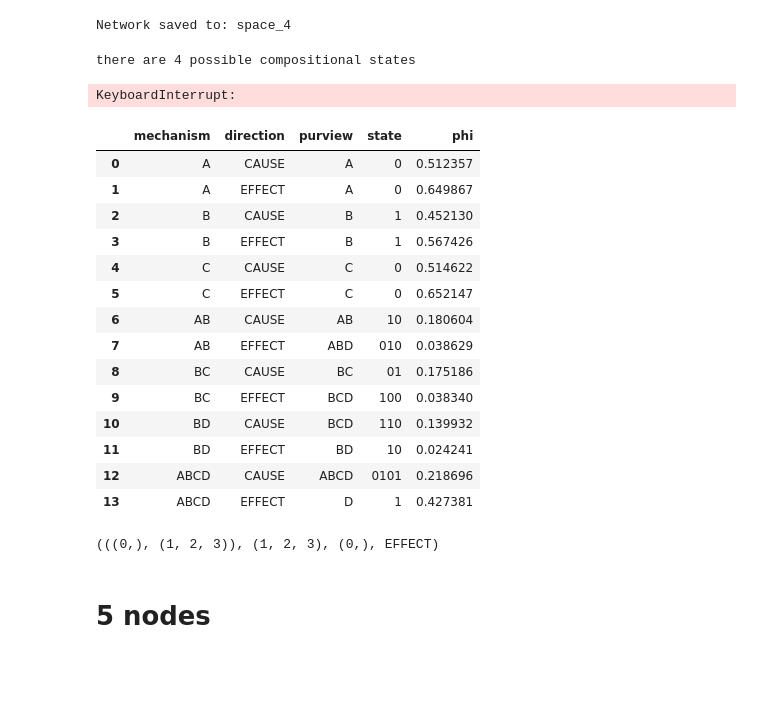
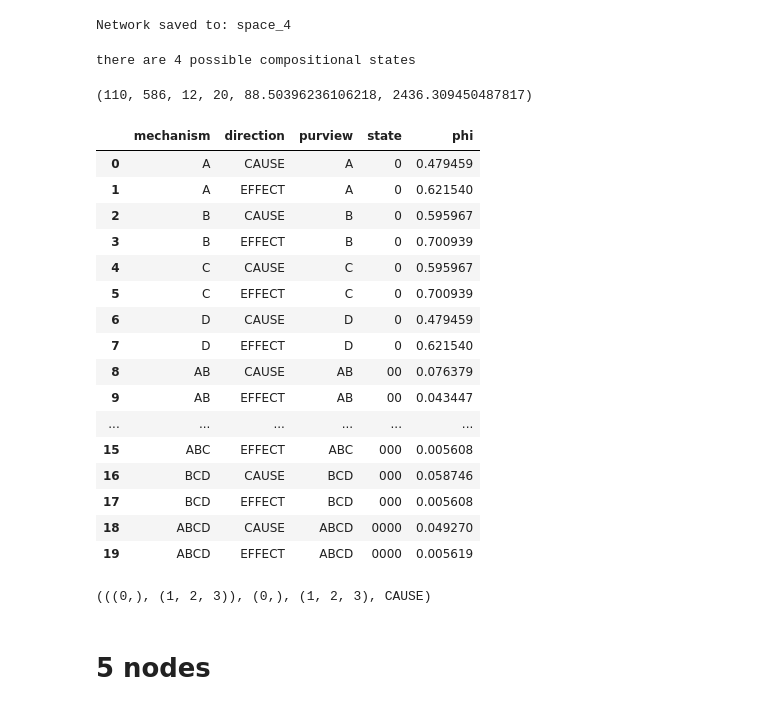
Before and after one commit to matteograsso/visualize_pyphi, a Jupyter notebook: space_figures.ipynb, the cells around one changed output. Drawn from its saved outputs; the diff is of its cells as text; code cells hidden in the pictures; blank space fills up the shorter version.

```diff
--- a/space_figures.ipynb
+++ b/space_figures.ipynb
@@ -91,44 +95,42 @@ subsystem = pyphi.Subsystem(network, state, nodes=(0, 1, 2, 3))
 # %% [output]
 Network saved to: space_4
 # %%
-ces = pyphi.compute.ces(subsystem,parallel=True)
+ces = utils.flatten([[d.cause,d.effect] for d in pyphi.compute.ces(subsystem,parallel=True)])
+all_compositional_states = compute.get_all_compositional_states(ces)
+print('there are {} possible compositional states'.format(len(all_compositional_states)))
+# %% [output]
+there are 4 possible compositional states
-# %%
-sepces = utils.flatten([[d.cause,d.effect] for d in ces])
-ces = sepces
-# %%
-all_compositional_states = compute.get_all_compositional_states(ces)
-print('there are {} possible compositional states'.format(len(all_compositional_states)))
-# %% [output]
-there are 4 possible compositional states
 # %%
 filtered = [compute.filter_ces(subsystem, ces, compositional_state) for compositional_state in tqdm(all_compositional_states)]
-# %% [output]
-KeyboardInterrupt:
 # %%
 a = [len(m['relations']) for f in filtered for m in f]
 b = [m['big phi'] for f in filtered for m in f]
 c = [len(m['ces']) for f in filtered for m in f]
 min(a),max(a),min(c),max(c),min(b),max(b)
+# %% [output]
+(110, 586, 12, 20, 88.50396236106218, 2436.309450487817)
 # %%
-CES = [m for f in filtered for m in f if m['big phi']>][0]
+CES = [m for f in filtered for m in f if m['big phi']>2436][0]
 utils.sepces2df(CES['ces'],subsystem)
 # %% [output]
 |  | mechanism | direction | purview | state | phi |
-| 0 | A | CAUSE | A | 0 | 0.512357 |
-| 1 | A | EFFECT | A | 0 | 0.649867 |
-| 2 | B | CAUSE | B | 1 | 0.452130 |
-| 3 | B | EFFECT | B | 1 | 0.567426 |
-| 4 | C | CAUSE | C | 0 | 0.514622 |
-| 5 | C | EFFECT | C | 0 | 0.652147 |
-| 6 | AB | CAUSE | AB | 10 | 0.180604 |
-| 7 | AB | EFFECT | ABD | 010 | 0.038629 |
-| 8 | BC | CAUSE | BC | 01 | 0.175186 |
-| 9 | BC | EFFECT | BCD | 100 | 0.038340 |
-| 10 | BD | CAUSE | BCD | 110 | 0.139932 |
-| 11 | BD | EFFECT | BD | 10 | 0.024241 |
-| 12 | ABCD | CAUSE | ABCD | 0101 | 0.218696 |
-| 13 | ABCD | EFFECT | D | 1 | 0.427381 |
+| 0 | A | CAUSE | A | 0 | 0.479459 |
+| 1 | A | EFFECT | A | 0 | 0.621540 |
+| 2 | B | CAUSE | B | 0 | 0.595967 |
+| 3 | B | EFFECT | B | 0 | 0.700939 |
+| 4 | C | CAUSE | C | 0 | 0.595967 |
+| 5 | C | EFFECT | C | 0 | 0.700939 |
+| 6 | D | CAUSE | D | 0 | 0.479459 |
+| 7 | D | EFFECT | D | 0 | 0.621540 |
+| 8 | AB | CAUSE | AB | 00 | 0.076379 |
+| 9 | AB | EFFECT | AB | 00 | 0.043447 |
+| ... | ... | ... | ... | ... | ... |
+| 15 | ABC | EFFECT | ABC | 000 | 0.005608 |
+| 16 | BCD | CAUSE | BCD | 000 | 0.058746 |
+| 17 | BCD | EFFECT | BCD | 000 | 0.005608 |
+| 18 | ABCD | CAUSE | ABCD | 0000 | 0.049270 |
+| 19 | ABCD | EFFECT | ABCD | 0000 | 0.005619 |
 # %%
 CES['MIP']
 # %% [output]
-(((0,), (1, 2, 3)), (1, 2, 3), (0,), EFFECT)
+(((0,), (1, 2, 3)), (0,), (1, 2, 3), CAUSE)
```
Also changed, not shown: parts of 2 cells of this notebook, 4 other files.
